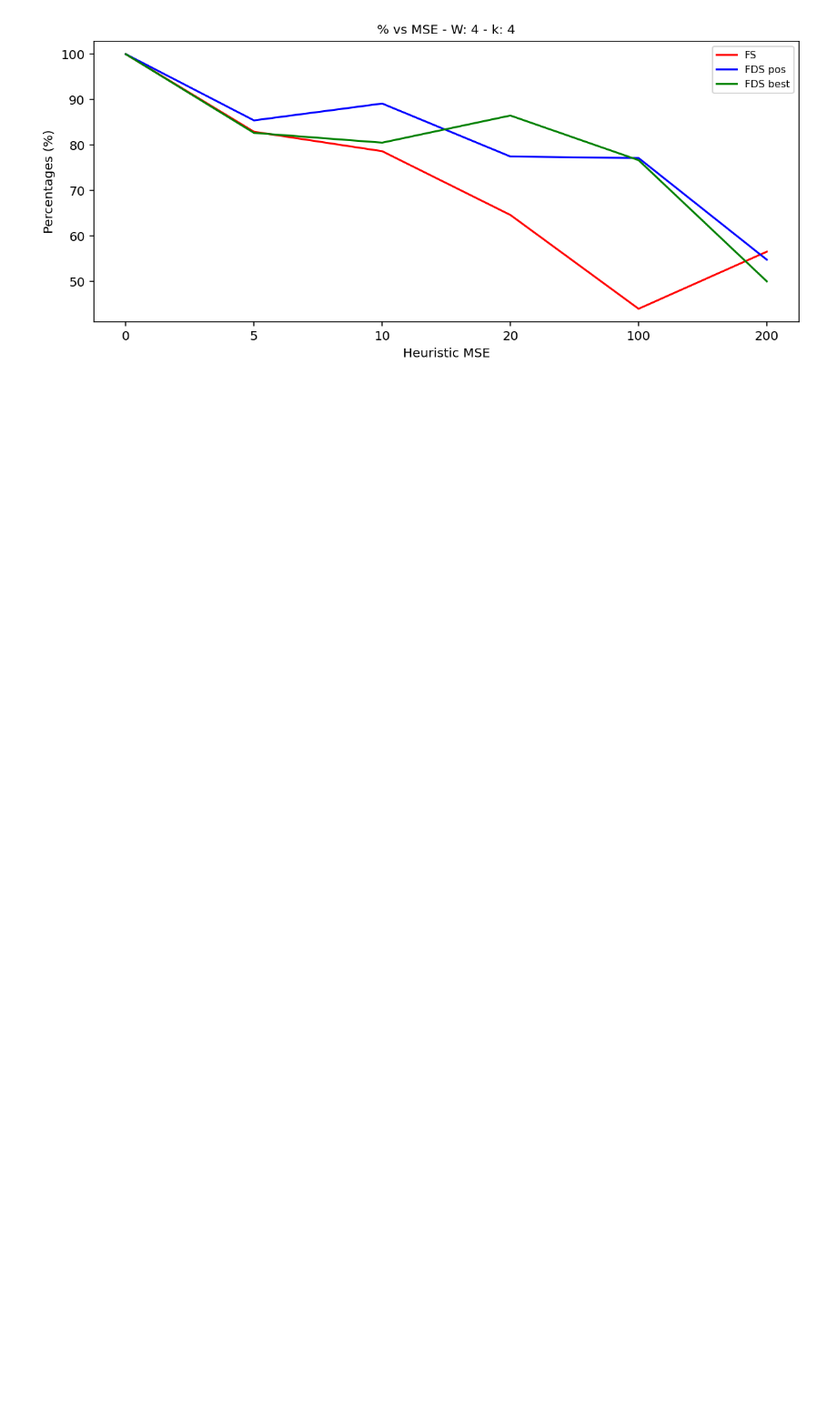
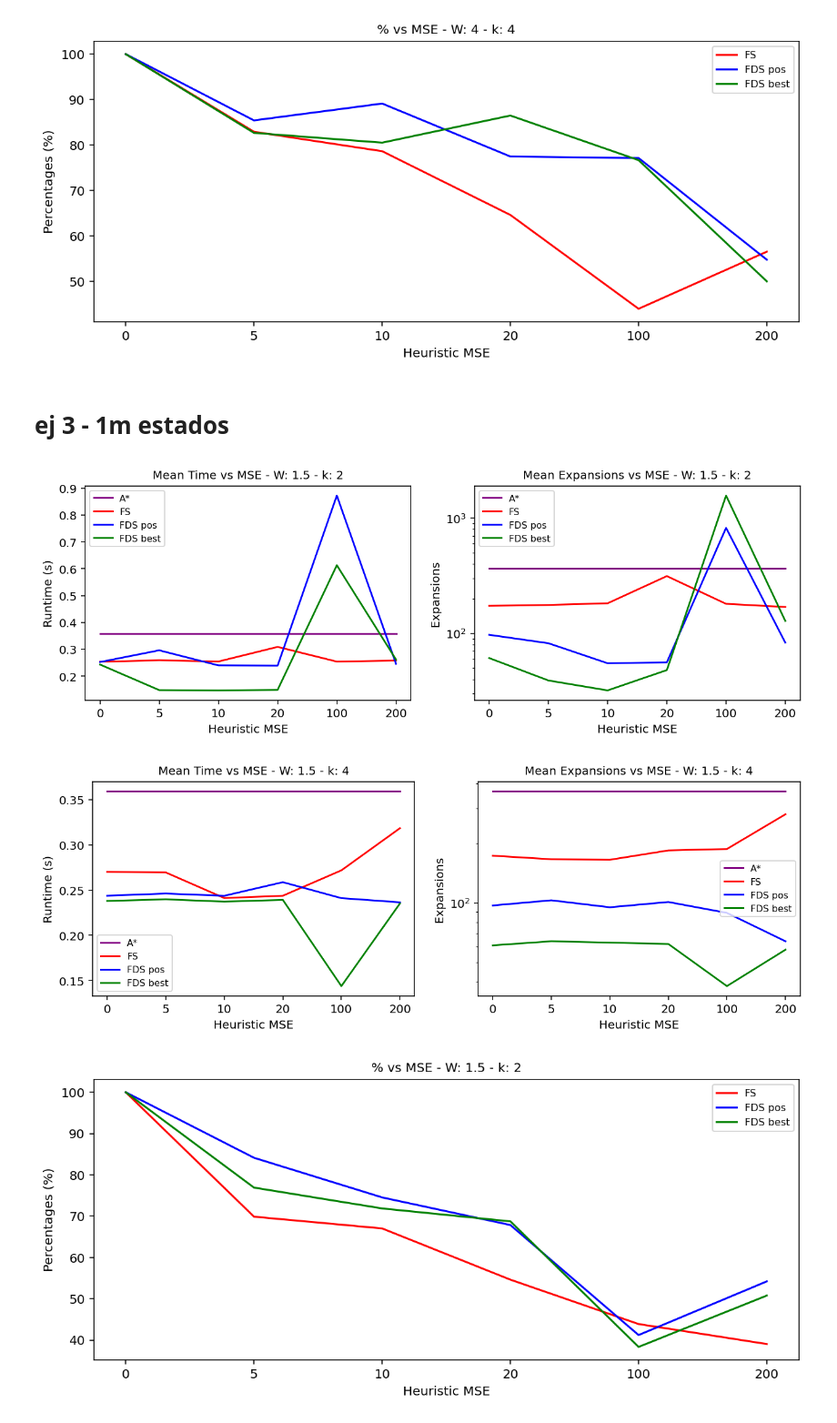
Before and after one commit to anais-mv/ipre-anais, a Jupyter notebook: gráficos nuevo.ipynb, the cells around one changed output. Shown at 91% size. Saved outputs shown, nothing was run; the diff lists cells and outputs as text; code cells hidden in the pictures; blank space fills up the shorter version.

```diff
--- a/gráficos nuevo.ipynb
+++ b/gráficos nuevo.ipynb
@@ -145,3 +145,19 @@ graficar_k(astar2, fs2_k2, fs2_k4, pos2_k2, pos2_k4, best2_k2, best2_k4, 4, True
 [figure]
 [figure]
 [figure]
+# %% [markdown]
+# ej 3 - 1m estados
+# %%
+astar3 = cargar("datos//dato_2023_10_04_17_48_55_983999_can_prop=21_can_op=150_rango=3--a_star.pickle")
+fs3_k2 = cargar("datos//dato_2023_10_04_17_48_55_983999_can_prop=21_can_op=150_rango=3--fs--k=2.pickle")
+pos3_k2 = cargar("datos//dato_2023_10_04_17_48_55_983999_can_prop=21_can_op=150_rango=3--fds_pos--k=2.pickle")
+best3_k2 = cargar("datos//dato_2023_10_04_17_48_55_983999_can_prop=21_can_op=150_rango=3--fds_best--k=2.pickle")
+fs3_k4 = cargar("datos//dato_2023_10_04_17_48_55_983999_can_prop=21_can_op=150_rango=3--fs--k=4.pickle")
+pos3_k4 = cargar("datos//dato_2023_10_04_17_48_55_983999_can_prop=21_can_op=150_rango=3--fds_pos--k=4.pickle")
+best3_k4 = cargar("datos//dato_2023_10_04_17_48_55_983999_can_prop=21_can_op=150_rango=3--fds_best--k=4.pickle")
+# %%
+graficar_k(astar3, fs3_k2, fs3_k4, pos3_k2, pos3_k4, best3_k2, best3_k4, 1.5, True)
+# %% [output]
+[figure, added]
+[figure, added]
+[figure, added]
```
Also changed, not shown: parts of 3 cells of this notebook, 7 other files.
